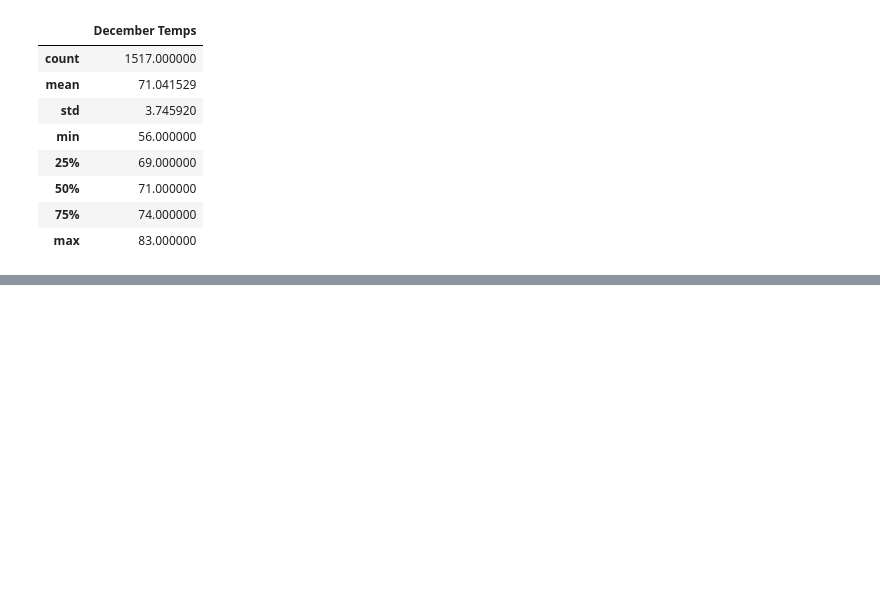
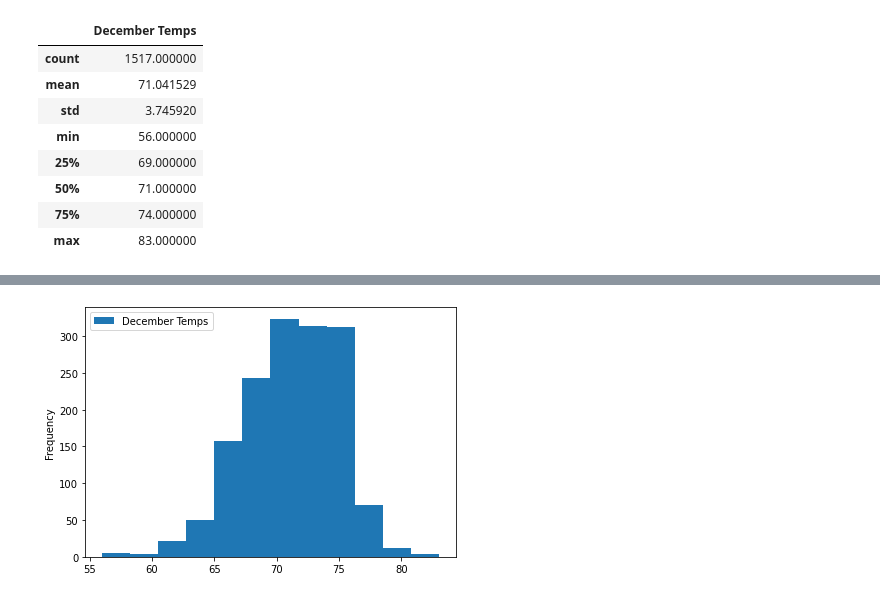
Before and after one commit to M-Gabriela/surfs_up, a Jupyter notebook: SurfsUp_Challenge.ipynb, the cells around one changed output, grey strips where cells are left out. Saved outputs shown, nothing was run; the diff lists cells and outputs as text; code cells hidden in the pictures; blank space fills up the shorter version.

```diff
--- a/SurfsUp_Challenge.ipynb
+++ b/SurfsUp_Challenge.ipynb
@@ -117,9 +118,9 @@ print(results_dec)
 # %%
 # 8. Create a DataFrame from the list of temperatures for the month of December.
 
-df_dec = pd.DataFrame(results_dec, columns=['date','December Temps'])
+df_Dec = pd.DataFrame(results_dec, columns=['date','December Temps'])
 
-df_dec.head()
+df_Dec.head()
 # %% [output]
 |  | date | December Temps |
 | 0 | 2010-12-01 | 76.0 |
@@ -143,0 +159,14 @@ df_dec.describe()
+# %%
+#Additional codes
+
+#Code to visualize Decembers's dataframe
+
+#creating Dec's histogram
+
+df_Dec.plot.hist(bins=12)
+
+#compressing the x-axis labels
+
+plt.tight_layout()
+# %% [output]
+[figure, added]
```
Also changed, not shown: parts of 5 cells of this notebook, 2 other files.
